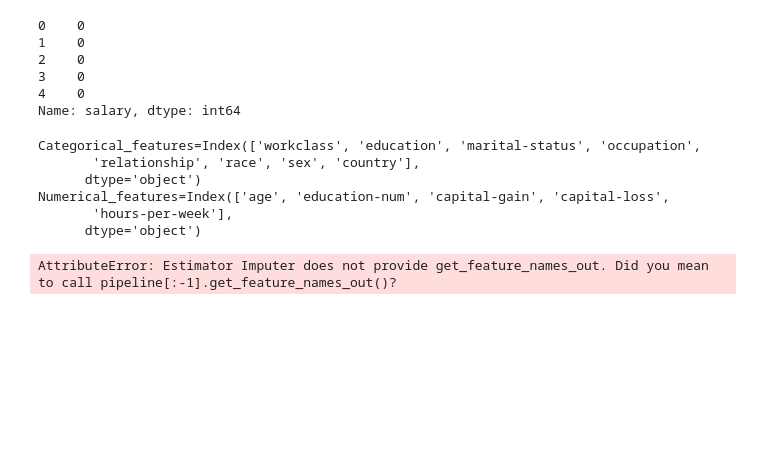
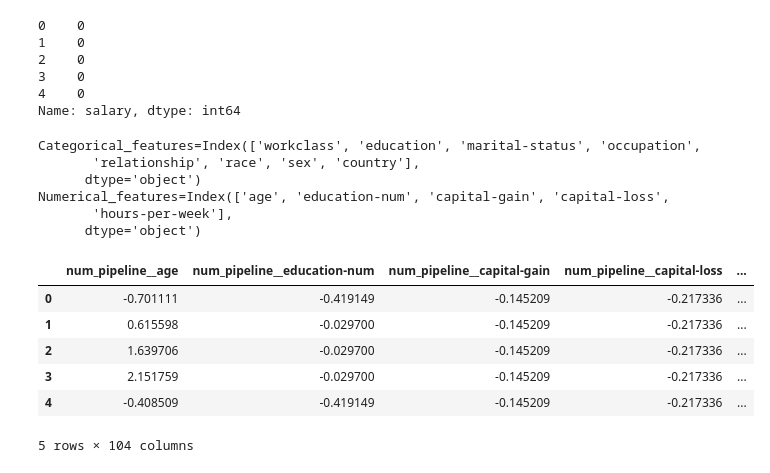
Before and after one commit to fhrt811/Income_Prediction, a Jupyter notebook: notebooks/model_trainer.ipynb, the cells around one changed output. Cells and saved outputs as stored; diff of their text form; code cells hidden in the pictures; blank space fills up the shorter version.

```diff
--- a/notebooks/model_trainer.ipynb
+++ b/notebooks/model_trainer.ipynb
@@ -89,7 +91,7 @@ num_pipeline=Pipeline(
 cat_pipeline=Pipeline(
     steps=[
     ('Imputer',SimpleImputer(strategy='most_frequent')),
-    ('One_hot_encoder',OneHotEncoder(sparse=False)),
+    ('One_hot_encoder',OneHotEncoder(sparse_output=False)),
     ('Scaler',StandardScaler())
     ]
 )
@@ -103,5 +105,3 @@ preprocessor=ColumnTransformer([
 X_train,X_test,y_train,y_test=train_test_split(X,y,test_size=0.2,random_state=35)
 # %%
 X_train=pd.DataFrame(preprocessor.fit_transform(X_train),columns=preprocessor.get_feature_names_out())
-# %% [output]
-AttributeError: Estimator Imputer does not provide get_feature_names_out. Did you mean to call pipeline[:-1].get_feature_names_out()?
@@ -107,0 +110,10 @@ AttributeError: Estimator Imputer does not provide get_feature_names_out. Did yo
+# %%
+X_train.head()
+# %% [output]
+|  | num_pipeline__age | num_pipeline__education-num | num_pipeline__capital-gain | num_pipeline__capital-loss | ... |
+| 0 | -0.701111 | -0.419149 | -0.145209 | -0.217336 | ... |
+| 1 | 0.615598 | -0.029700 | -0.145209 | -0.217336 | ... |
+| 2 | 1.639706 | -0.029700 | -0.145209 | -0.217336 | ... |
+| 3 | 2.151759 | -0.029700 | -0.145209 | -0.217336 | ... |
+| 4 | -0.408509 | -0.419149 | -0.145209 | -0.217336 | ... |
+5 rows × 104 columns
```
Also changed, not shown: parts of 10 cells of this notebook, 6 other files.
